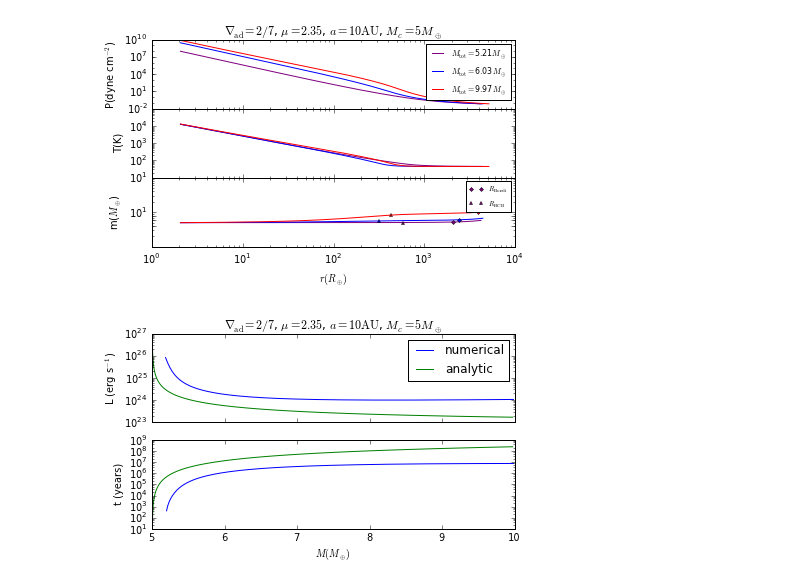
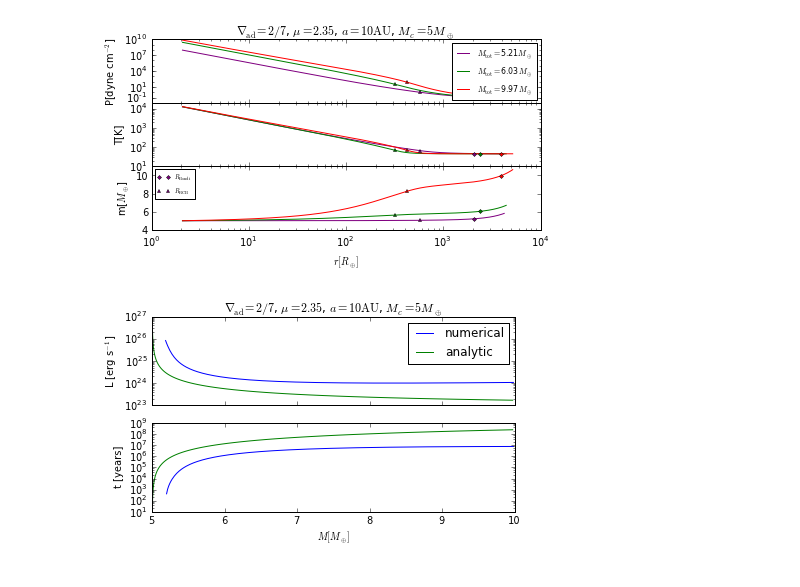
Before and after one commit to apiso/core_accretion, a Jupyter notebook: python/RadSGPoly/plots_poster.ipynb, the cells around one changed output. Cells and saved outputs as stored; diff of their text form; code cells hidden in the pictures.

```diff
--- a/python/RadSGPoly/plots_poster.ipynb
+++ b/python/RadSGPoly/plots_poster.ipynb
@@ -61,43 +62,58 @@ M = paramcrit.MB
 # %%
 filename = 'PTm_profiles_v2.pdf'
 
 
 f, (ax1, ax2, ax3) = plt.subplots(3, sharex=True, figsize = (13./2, 7.43/2))
 
 
 ax1.loglog(r1, P1, color = 'purple', label = r'$M_{\mathrm{tot}}=$' + str(MB1)[:4] + r'$M_{\oplus}$')
-ax1.loglog(r2, P2, color = 'blue', label = r'$M_{\mathrm{tot}}=$' + str(MB2)[:4] + r'$M_{\oplus}$')
+ax1.loglog(r2, P2, color = 'green', label = r'$M_{\mathrm{tot}}=$' + str(MB2)[:4] + r'$M_{\oplus}$')
 ax1.loglog(r3, P3, color = 'red', label = r'$M_{\mathrm{tot}}=$' + str(MB3)[:4] + r'$M_{\oplus}$')
-ax1.set_ylabel(r'P(dyne cm$^{-2}$)')
-ax1.yaxis.set_ticks([10**(-2), 10, 10**4, 10**7, 10**10])
+ax1.semilogx(RB1, PB1, '.', color = 'purple')
+ax1.semilogx(RB2, PB2, '.', color = 'green')
+ax1.semilogx(RB3, PB3, '.', color = 'red')
+ax1.semilogx(rcb1, Pcb1, '^', ms = 3, color = 'purple')
+ax1.semilogx(rcb2, Pcb2, '^', ms = 3, color = 'green')
+ax1.semilogx(rcb3, Pcb3, '^', ms = 3, color = 'red')
+ax1.set_ylabel(r'P[dyne cm$^{-2}$]')
+ax1.yaxis.set_ticks([10**(-1), 10, 10**4, 10**7, 10**10])
 ax1.set_title(r'$\nabla_{\mathrm{ad}}=2/7$, $\mu=2.35$, $a=10\mathrm{AU}$, $M_c=5 M_{\oplus}$')
 ax1.legend(prop = {'size':8})
 
 ax2.loglog(r1, T1, color = 'purple')
-ax2.loglog(r2, T2, color = 'blue')
+ax2.loglog(r2, T2, color = 'green')
 ax2.loglog(r3, T3, color = 'red')
-ax2.set_ylabel(r'T(K)')
+ax2.semilogx(RB1, TB1, '.', color = 'purple')
+ax2.semilogx(RB2, TB2, '.', color = 'green')
+ax2.semilogx(RB3, TB3, '.', color = 'red')
+ax2.semilogx(rcb1, Tcb1, '^', ms = 3, color = 'purple')
+ax2.semilogx(rcb2, Tcb2, '^', ms = 3, color = 'green')
+ax2.semilogx(rcb3, Tcb3, '^', ms = 3, color = 'red')
+ax2.set_ylim(10, 2 * 10**4)
+ax2.set_ylabel(r'T[K]')
 ax2.yaxis.set_ticks([10, 10**2, 10**3, 10**4])
 #ax[1].yaxis.set_ticks([10**(-2), 10, 10**4, 10**7, 10**10])
 ax3.semilogx(r1, m1, color = 'purple')
-ax3.semilogx(r2, m2, color = 'blue')
+ax3.semilogx(r2, m2, color = 'green')
 ax3.semilogx(r3, m3, color = 'red')
-ax3.loglog(RB1, MB1, '.', color = 'purple', label = r'$R_{\mathrm{Bondi}}$')
-ax3.loglog(RB2, MB2, '.', color = 'blue')
-ax3.loglog(RB3, MB3, '.', color = 'red')
-ax3.loglog(rcb1, Mcb1, '^', ms = 3, color = 'purple', label = r'$R_{\mathrm{RCB}}$')
-ax3.loglog(rcb2, Mcb2, '^', ms = 3, color = 'blue')
-ax3.loglog(rcb3, Mcb3, '^', ms = 3, color = 'red')
+ax3.semilogx(RB1, MB1, '.', color = 'purple', label = r'$R_{\mathrm{Bondi}}$')
+ax3.semilogx(RB2, MB2, '.', color = 'green')
+ax3.semilogx(RB3, MB3, '.', color = 'red')
+ax3.semilogx(rcb1, Mcb1, '^', ms = 3, color = 'purple', label = r'$R_{\mathrm{RCB}}$')
+ax3.semilogx(rcb2, Mcb2, '^', ms = 3, color = 'green')
+ax3.semilogx(rcb3, Mcb3, '^', ms = 3, color = 'red')
 ax3.yaxis.set_ticks([4, 6, 8, 10])
-ax3.set_ylabel(r'm($M_{\oplus}$)')
-ax3.set_xlabel(r'$r(R_{\oplus})$')
-ax3.legend(prop = {'size':7})
+ax3.set_ylabel(r'm[$M_{\oplus}$]')
+ax3.set_xlabel(r'$r[R_{\oplus}]$')
+ax3.legend(loc = 2, prop = {'size':6})
 
+plt.tight_layout()
 f.subplots_adjust(hspace=0)
 
+
 plt.savefig(userpath + '/figs/ModelAtmospheres/RadSelfGravPoly/' + filename)
 # %% [output]
-[figure, old version]
+[figure, new version]
 # %%
 L = paramcrit.L
 t = 0 * numpy.ndarray(shape = (len(dtcrit)), dtype = float)
```
Also changed, not shown: parts of 2 cells of this notebook, 7 other files.
